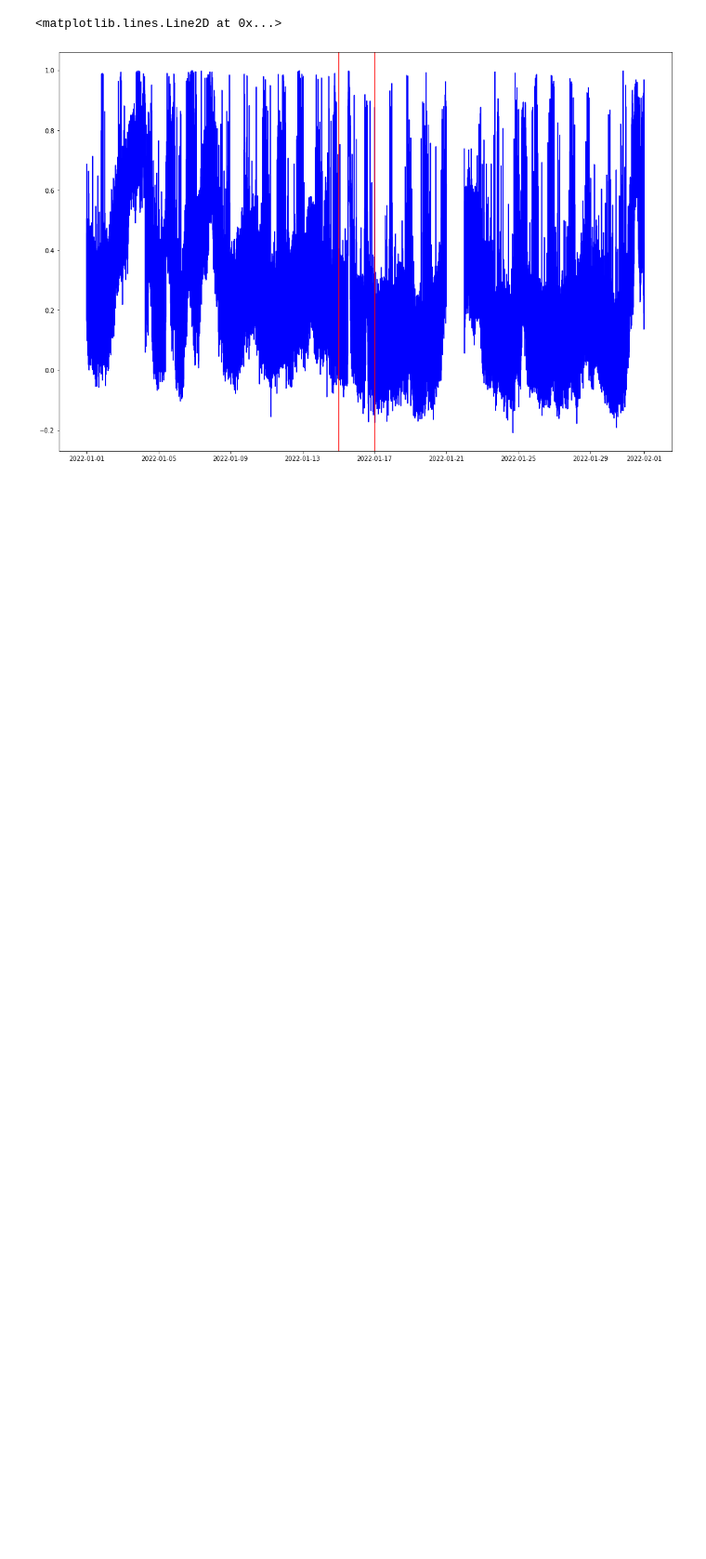
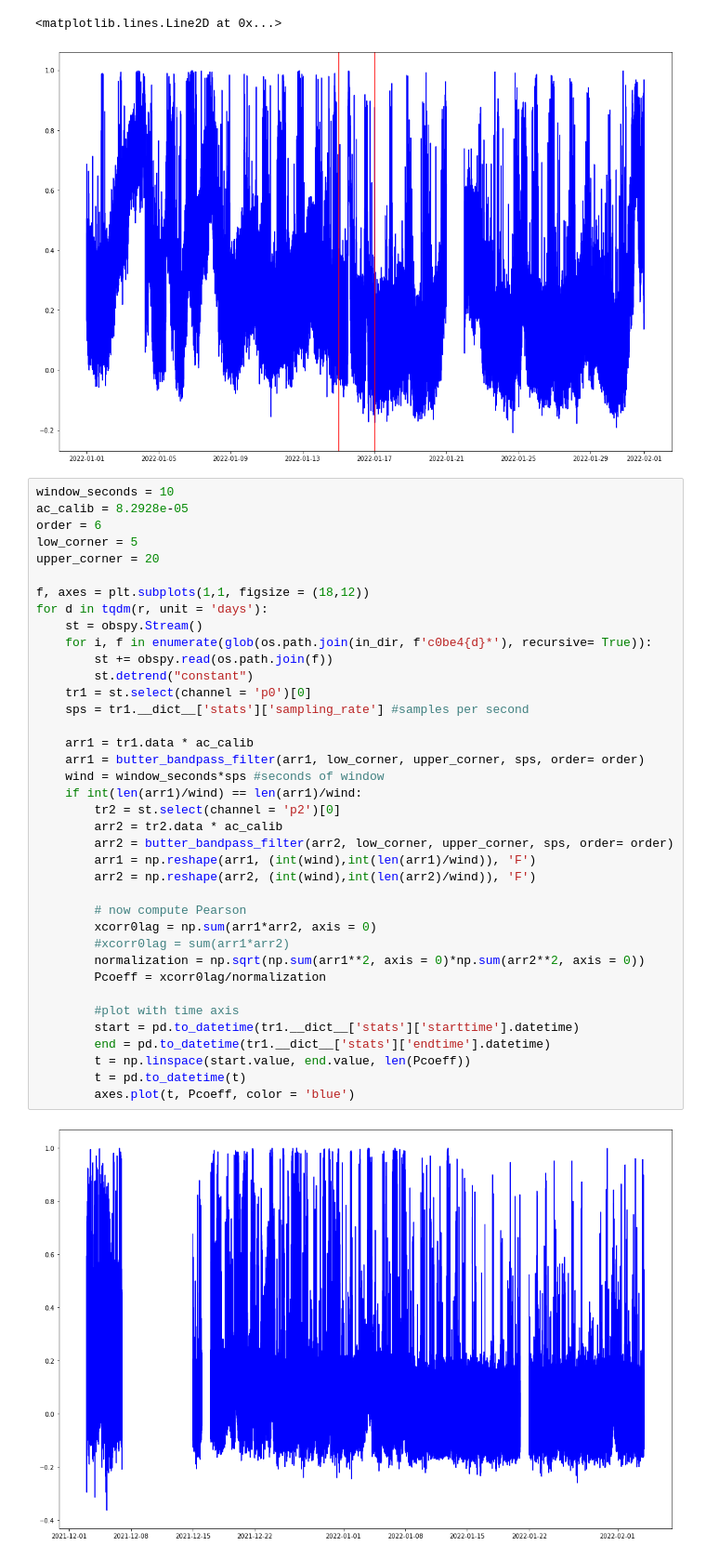
Before and after one commit to ZachHoppinen/infrasound-snow-attenuation, a Jupyter notebook: src/analysis/correlation_power.ipynb, the cells around one changed output. Shown at 93% size. Saved outputs shown, nothing was run; the diff lists cells and outputs as text; blank space fills up the shorter version.

```diff
--- a/src/analysis/correlation_power.ipynb
+++ b/src/analysis/correlation_power.ipynb
@@ -153,3 +153,43 @@ axes.axvline(x = pd.to_datetime('2022-01-17'), c = 'red')
 # %% [output]
 <matplotlib.lines.Line2D at 0x...>
 [figure]
+# %%
+window_seconds = 10
+ac_calib = 8.2928e-05
+order = 6
+low_corner = 5
+upper_corner = 20
+
+f, axes = plt.subplots(1,1, figsize = (18,12))
+for d in tqdm(r, unit = 'days'):
+    st = obspy.Stream()
+    for i, f in enumerate(glob(os.path.join(in_dir, f'c0be4{d}*'), recursive= True)):
+        st += obspy.read(os.path.join(f))
+        st.detrend("constant")
+    tr1 = st.select(channel = 'p0')[0]
+    sps = tr1.__dict__['stats']['sampling_rate'] #samples per second
+
+    arr1 = tr1.data * ac_calib
+    arr1 = butter_bandpass_filter(arr1, low_corner, upper_corner, sps, order= order)
+    wind = window_seconds*sps #seconds of window
+    if int(len(arr1)/wind) == len(arr1)/wind:
+        tr2 = st.select(channel = 'p2')[0]
+        arr2 = tr2.data * ac_calib
+        arr2 = butter_bandpass_filter(arr2, low_corner, upper_corner, sps, order= order)
+        arr1 = np.reshape(arr1, (int(wind),int(len(arr1)/wind)), 'F')
+        arr2 = np.reshape(arr2, (int(wind),int(len(arr2)/wind)), 'F')
+
+        # now compute Pearson
+        xcorr0lag = np.sum(arr1*arr2, axis = 0)
+        #xcorr0lag = sum(arr1*arr2)
+        normalization = np.sqrt(np.sum(arr1**2, axis = 0)*np.sum(arr2**2, axis = 0))
+        Pcoeff = xcorr0lag/normalization
+
+        #plot with time axis
+        start = pd.to_datetime(tr1.__dict__['stats']['starttime'].datetime)
+        end = pd.to_datetime(tr1.__dict__['stats']['endtime'].datetime)
+        t = np.linspace(start.value, end.value, len(Pcoeff))
+        t = pd.to_datetime(t)
+        axes.plot(t, Pcoeff, color = 'blue')
+# %% [output]
+[figure, added]
```
Also changed, not shown: parts of 12 cells of this notebook, 3 other files.
